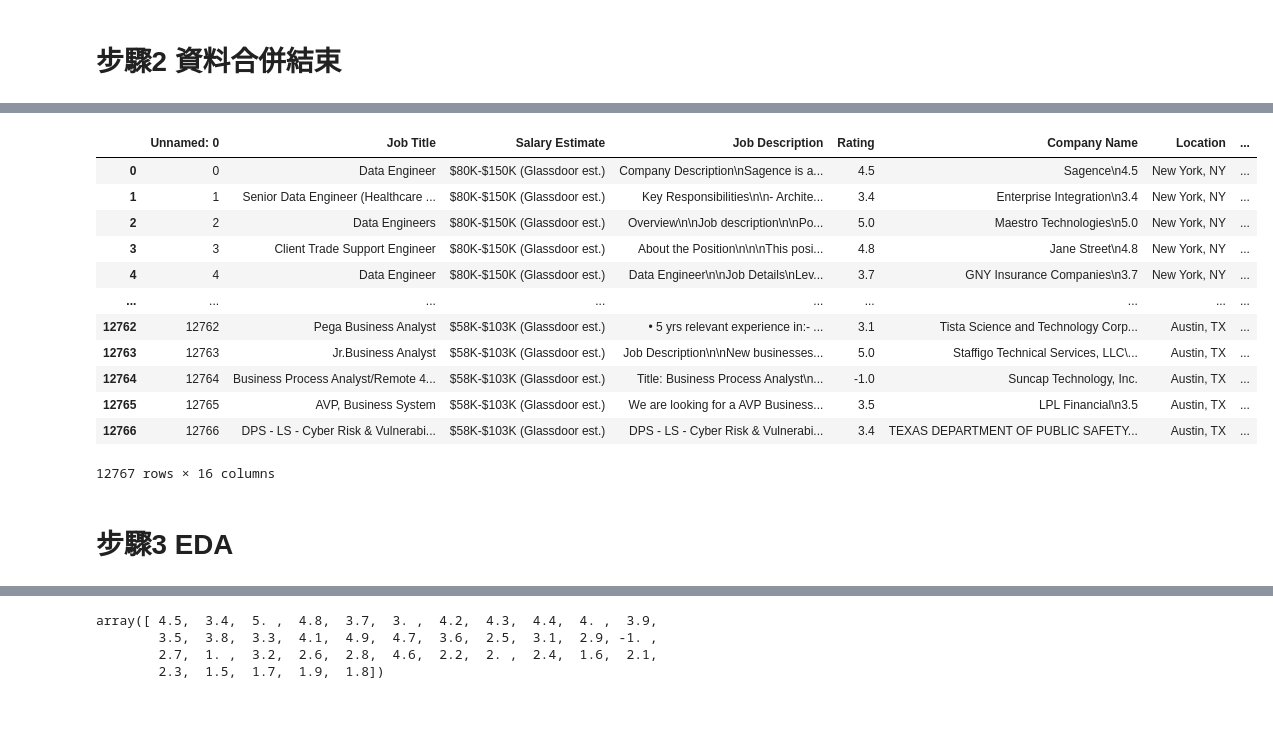
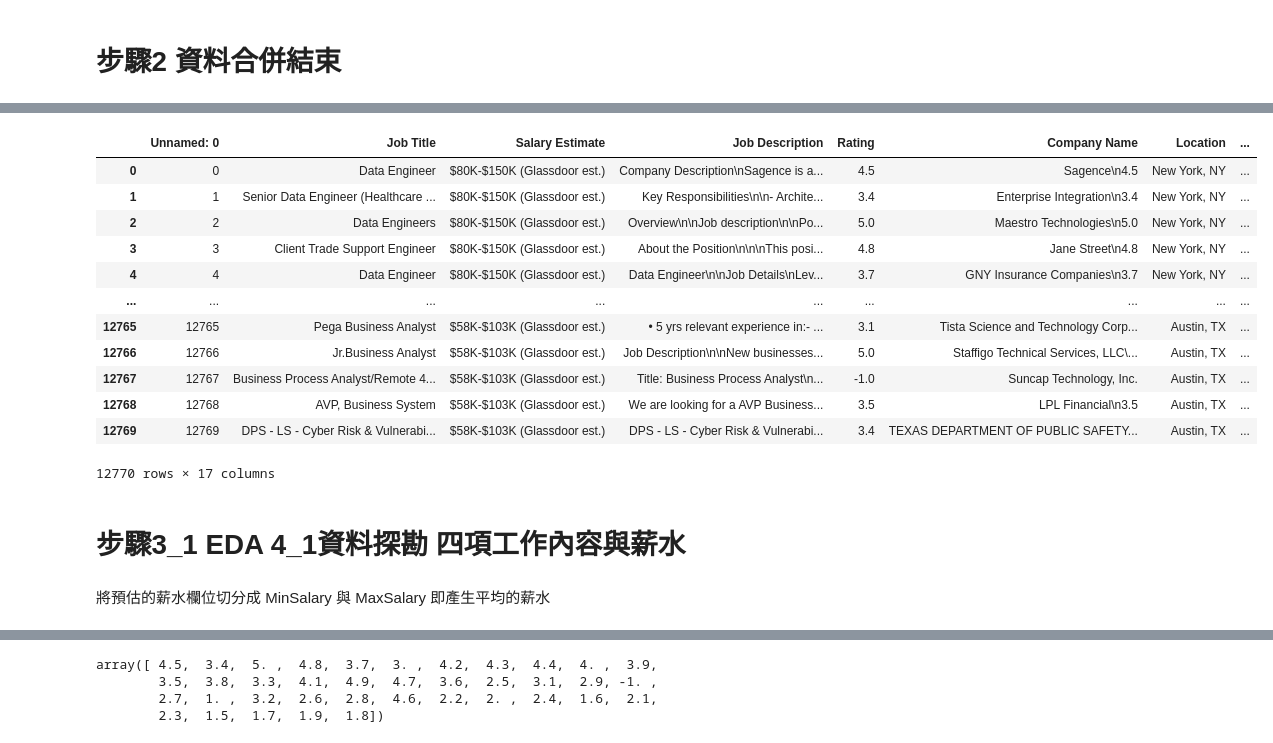
Before and after one commit to DANIEL20625/homework, a Jupyter notebook: homework.ipynb, the cells around one changed output, grey strips where cells are left out. Drawn from its saved outputs; the diff is of its cells as text; code cells hidden in the pictures; blank space fills up the shorter version.

```diff
--- a/homework.ipynb
+++ b/homework.ipynb
@@ -156,6 +153,11 @@ nan_case_clear
 # %% [markdown]
 # **步驟2 資料合併結束**
 # %%
+DataEngineer['data_job'] = "DataEngineer"
+DataAnalyst['data_job'] = "DataAnalyst"
+DataScientist['data_job'] = "DataScientist"
+nan_case_clear['data_job'] = "BusinessAnalyst"
+normal_case['data_job'] = "BusinessAnalyst"
 ALL_Data = pd.concat([DataEngineer,DataAnalyst,DataScientist,nan_case_clear,normal_case])
 ALL_Data.drop_duplicates(subset=ALL_Data.columns, keep='first', inplace=True)
 ALL_Data.reset_index(drop=True, inplace=True)
@@ -177,22 +179,25 @@ ALL_Data
 # %%
+ALL_Data.to_excel("drive/MyDrive/all_data.xlsx")
 ALL_Data= pd.read_excel("drive/MyDrive/all_data.xlsx")
 ALL_Data
 # %% [output]
 |  | Unnamed: 0 | Job Title | Salary Estimate | Job Description | Rating | Company Name | Location | ... |
 | 0 | 0 | Data Engineer | $80K-$150K (Glassdoor est.) | Company Description\nSagence is a... | 4.5 | Sagence\n4.5 | New York, NY | ... |
 | 1 | 1 | Senior Data Engineer (Healthcare ... | $80K-$150K (Glassdoor est.) | Key Responsibilities\n\n- Archite... | 3.4 | Enterprise Integration\n3.4 | New York, NY | ... |
 | 2 | 2 | Data Engineers | $80K-$150K (Glassdoor est.) | Overview\n\nJob description\n\nPo... | 5.0 | Maestro Technologies\n5.0 | New York, NY | ... |
 | 3 | 3 | Client Trade Support Engineer | $80K-$150K (Glassdoor est.) | About the Position\n\n\nThis posi... | 4.8 | Jane Street\n4.8 | New York, NY | ... |
 | 4 | 4 | Data Engineer | $80K-$150K (Glassdoor est.) | Data Engineer\n\nJob Details\nLev... | 3.7 | GNY Insurance Companies\n3.7 | New York, NY | ... |
 | ... | ... | ... | ... | ... | ... | ... | ... | ... |
-| 12762 | 12762 | Pega Business Analyst | $58K-$103K (Glassdoor est.) | • 5 yrs relevant experience in:- ... | 3.1 | Tista Science and Technology Corp... | Austin, TX | ... |
-| 12763 | 12763 | Jr.Business Analyst | $58K-$103K (Glassdoor est.) | Job Description\n\nNew businesses... | 5.0 | Staffigo Technical Services, LLC\... | Austin, TX | ... |
-| 12764 | 12764 | Business Process Analyst/Remote 4... | $58K-$103K (Glassdoor est.) | Title: Business Process Analyst\n... | -1.0 | Suncap Technology, Inc. | Austin, TX | ... |
-| 12765 | 12765 | AVP, Business System | $58K-$103K (Glassdoor est.) | We are looking for a AVP Business... | 3.5 | LPL Financial\n3.5 | Austin, TX | ... |
-| 12766 | 12766 | DPS - LS - Cyber Risk & Vulnerabi... | $58K-$103K (Glassdoor est.) | DPS - LS - Cyber Risk & Vulnerabi... | 3.4 | TEXAS DEPARTMENT OF PUBLIC SAFETY... | Austin, TX | ... |
+| 12765 | 12765 | Pega Business Analyst | $58K-$103K (Glassdoor est.) | • 5 yrs relevant experience in:- ... | 3.1 | Tista Science and Technology Corp... | Austin, TX | ... |
+| 12766 | 12766 | Jr.Business Analyst | $58K-$103K (Glassdoor est.) | Job Description\n\nNew businesses... | 5.0 | Staffigo Technical Services, LLC\... | Austin, TX | ... |
+| 12767 | 12767 | Business Process Analyst/Remote 4... | $58K-$103K (Glassdoor est.) | Title: Business Process Analyst\n... | -1.0 | Suncap Technology, Inc. | Austin, TX | ... |
+| 12768 | 12768 | AVP, Business System | $58K-$103K (Glassdoor est.) | We are looking for a AVP Business... | 3.5 | LPL Financial\n3.5 | Austin, TX | ... |
+| 12769 | 12769 | DPS - LS - Cyber Risk & Vulnerabi... | $58K-$103K (Glassdoor est.) | DPS - LS - Cyber Risk & Vulnerabi... | 3.4 | TEXAS DEPARTMENT OF PUBLIC SAFETY... | Austin, TX | ... |
-12767 rows × 16 columns
+12770 rows × 17 columns
 # %% [markdown]
-# **步驟3 EDA**
+# **步驟3_1 EDA 4_1資料探勘 四項工作內容與薪水**
+# %% [markdown]
+將預估的薪水欄位切分成 MinSalary 與 MaxSalary 即產生平均的薪水
 # %%
 ALL_Data[['MinSalary','MaxSalary']] = ALL_Data['Salary Estimate'].str.split(r"[\D]+",expand=True).drop([0,3],axis=1)
 ALL_Data['MinSalary'] = ALL_Data['MinSalary'].apply(lambda x: int(x) * 1000)
```
Also changed, not shown: parts of 27 cells of this notebook.
